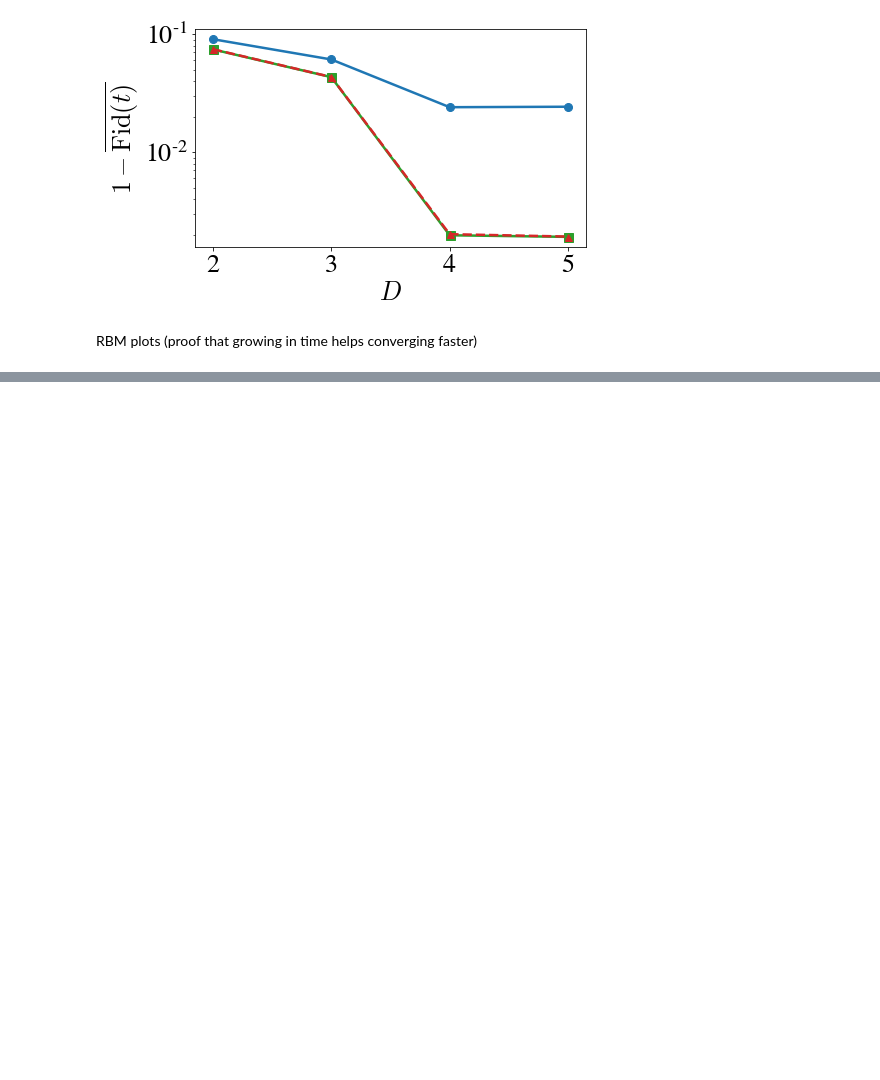
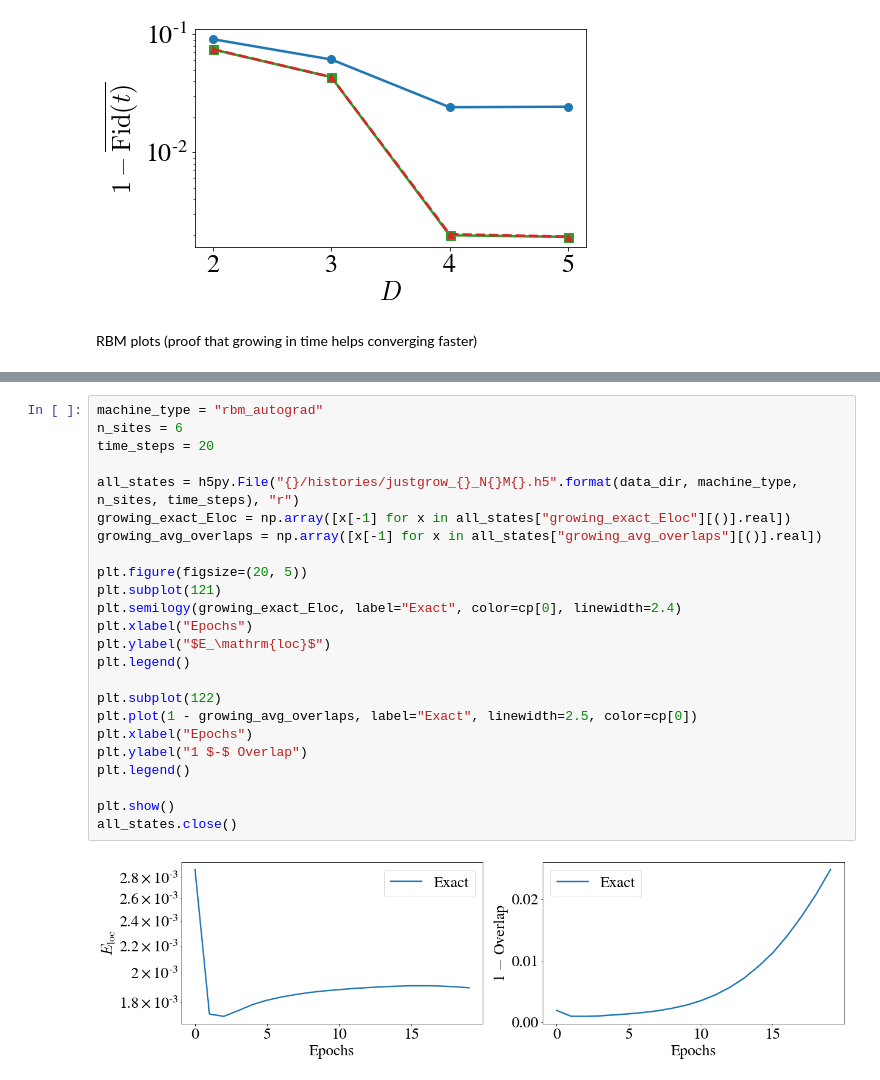
Before and after one commit to stavros11/Time-Evolution, a Jupyter notebook: functional_sweep.ipynb, the cells around one changed output, grey strips where cells are left out. Cells and saved outputs as stored; diff of their text form; blank space fills up the shorter version.

```diff
--- a/functional_sweep.ipynb
+++ b/functional_sweep.ipynb
@@ -132,0 +161,26 @@ file.close()
+# %%
+machine_type = "rbm_autograd"
+n_sites = 6
+time_steps = 20
+
+all_states = h5py.File("{}/histories/justgrow_{}_N{}M{}.h5".format(data_dir, machine_type, n_sites, time_steps), "r")
+growing_exact_Eloc = np.array([x[-1] for x in all_states["growing_exact_Eloc"][()].real])
+growing_avg_overlaps = np.array([x[-1] for x in all_states["growing_avg_overlaps"][()].real])
+
+plt.figure(figsize=(20, 5))
+plt.subplot(121)
+plt.semilogy(growing_exact_Eloc, label="Exact", color=cp[0], linewidth=2.4)
+plt.xlabel("Epochs")
+plt.ylabel("$E_\mathrm{loc}$")
+plt.legend()
+
+plt.subplot(122)
+plt.plot(1 - growing_avg_overlaps, label="Exact", linewidth=2.5, color=cp[0])
+plt.xlabel("Epochs")
+plt.ylabel("1 $-$ Overlap")
+plt.legend()
+
+plt.show()
+all_states.close()
+# %% [output]
+[figure, added]
```
Also changed, not shown: parts of 2 cells of this notebook, 1 other file.
